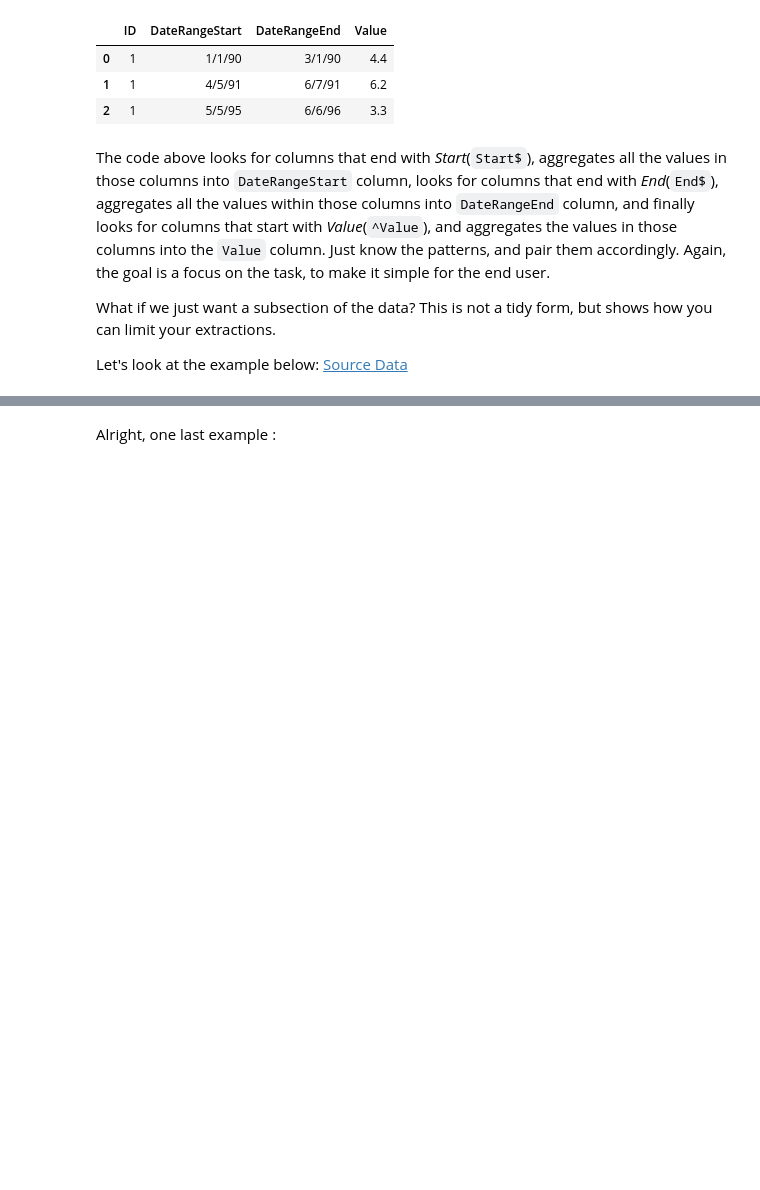
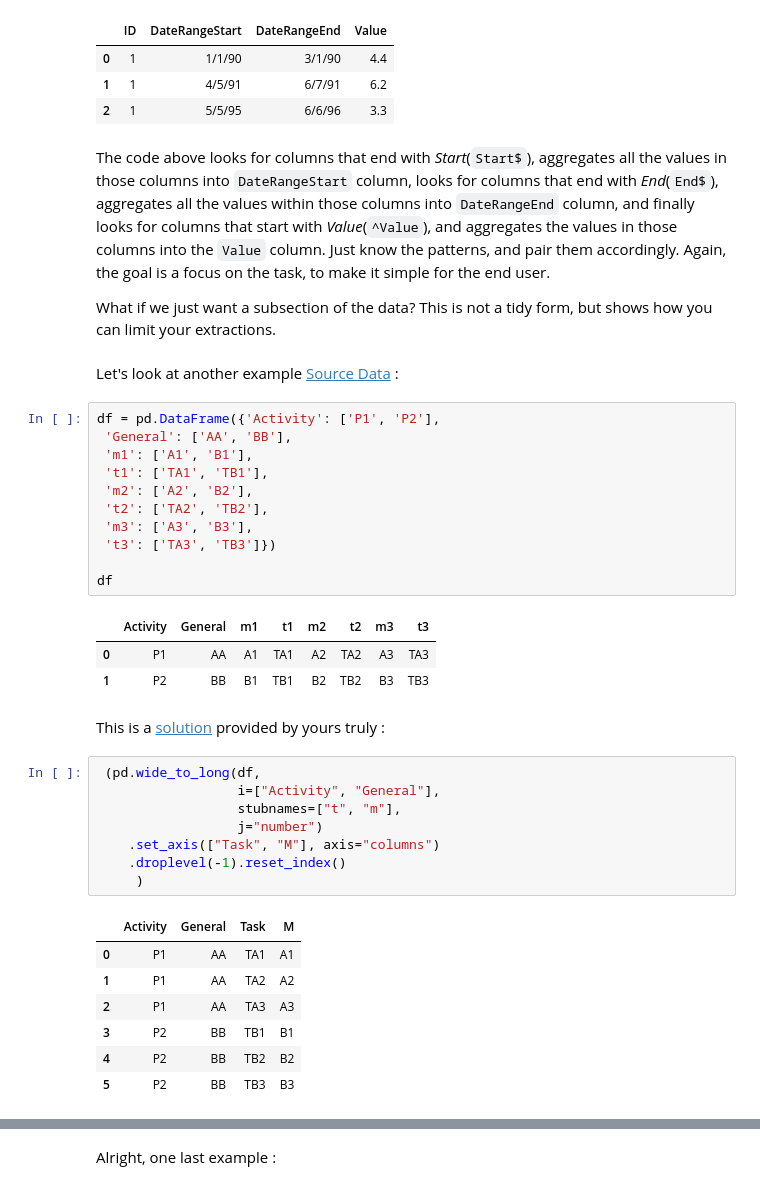
Before and after one commit to pyjanitor-devs/pyjanitor, a Jupyter notebook: examples/notebooks/Pivoting Data from Wide to Long.ipynb, the cells around one changed output, grey strips where cells are left out. Saved outputs shown, nothing was run; the diff lists cells and outputs as text; blank space fills up the shorter version.

Commit message:
added another example to the notebooks

```diff
--- a/examples/notebooks/Pivoting Data from Wide to Long.ipynb
+++ b/examples/notebooks/Pivoting Data from Wide to Long.ipynb
@@ -883,5 +883,38 @@ df.pivot_longer(index='ID',
 The code above looks for columns that end with *Start*(`Start$`), aggregates all the values in those columns into `DateRangeStart` column, looks for columns that end with *End*(`End$`), aggregates all the values within those columns into `DateRangeEnd` column, and finally looks for columns that start with *Value*(`^Value`), and aggregates the values in those columns into the `Value` column. Just know the patterns, and pair them accordingly. Again, the goal is a focus on the task, to make it simple for the end user.
 
 What if we just want a subsection of the data? This is not a tidy form, but shows how you can limit your extractions.
-
-Let's look at the example below: [Source Data](https://amateurdatasci.rbind.io/post/table-another-back-again-cdata/#melt-and-dcast)
+# %% [markdown]
+Let's look at another example [Source Data](https://stackoverflow.com/questions/64316129/how-to-efficiently-melt-multiple-columns-using-the-module-melt-in-pandas/64316306#64316306) :
+# %%
+df = pd.DataFrame({'Activity': ['P1', 'P2'],
+ 'General': ['AA', 'BB'],
+ 'm1': ['A1', 'B1'],
+ 't1': ['TA1', 'TB1'],
+ 'm2': ['A2', 'B2'],
+ 't2': ['TA2', 'TB2'],
+ 'm3': ['A3', 'B3'],
+ 't3': ['TA3', 'TB3']})
+
+df
+# %% [output]
+|  | Activity | General | m1 | t1 | m2 | t2 | m3 | t3 |
+| 0 | P1 | AA | A1 | TA1 | A2 | TA2 | A3 | TA3 |
+| 1 | P2 | BB | B1 | TB1 | B2 | TB2 | B3 | TB3 |
+# %% [markdown]
+This is a [solution](https://stackoverflow.com/a/64316306/7175713) provided by yours truly :
+# %%
+ (pd.wide_to_long(df,
+                  i=["Activity", "General"],
+                  stubnames=["t", "m"],
+                  j="number")
+    .set_axis(["Task", "M"], axis="columns")
+    .droplevel(-1).reset_index()
+     )
+# %% [output]
+|  | Activity | General | Task | M |
+| 0 | P1 | AA | TA1 | A1 |
+| 1 | P1 | AA | TA2 | A2 |
+| 2 | P1 | AA | TA3 | A3 |
+| 3 | P2 | BB | TB1 | B1 |
+| 4 | P2 | BB | TB2 | B2 |
+| 5 | P2 | BB | TB3 | B3 |
```
Also changed, not shown: parts of 5 cells of this notebook.
